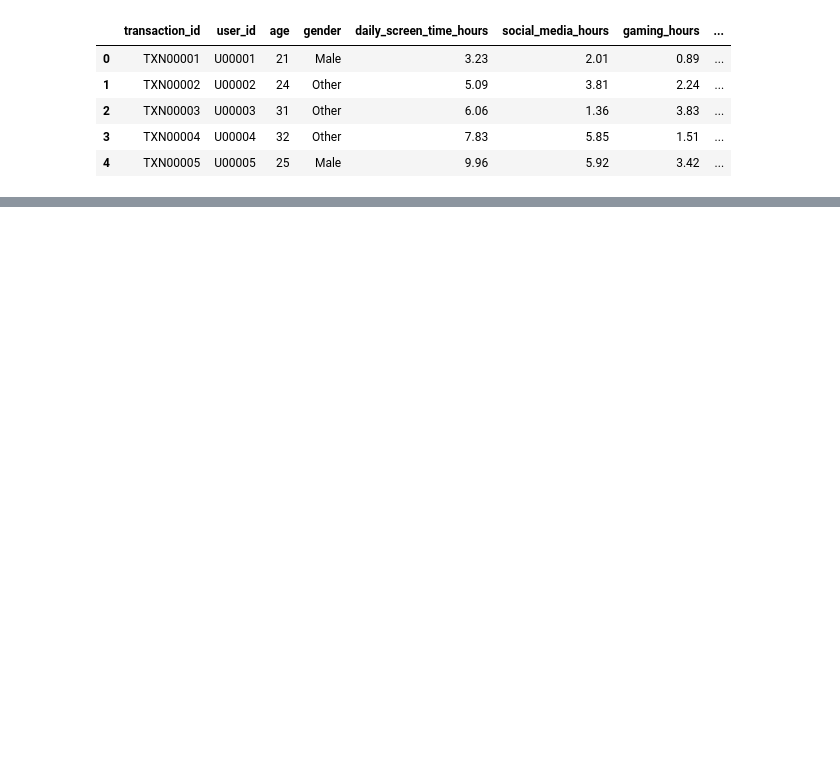
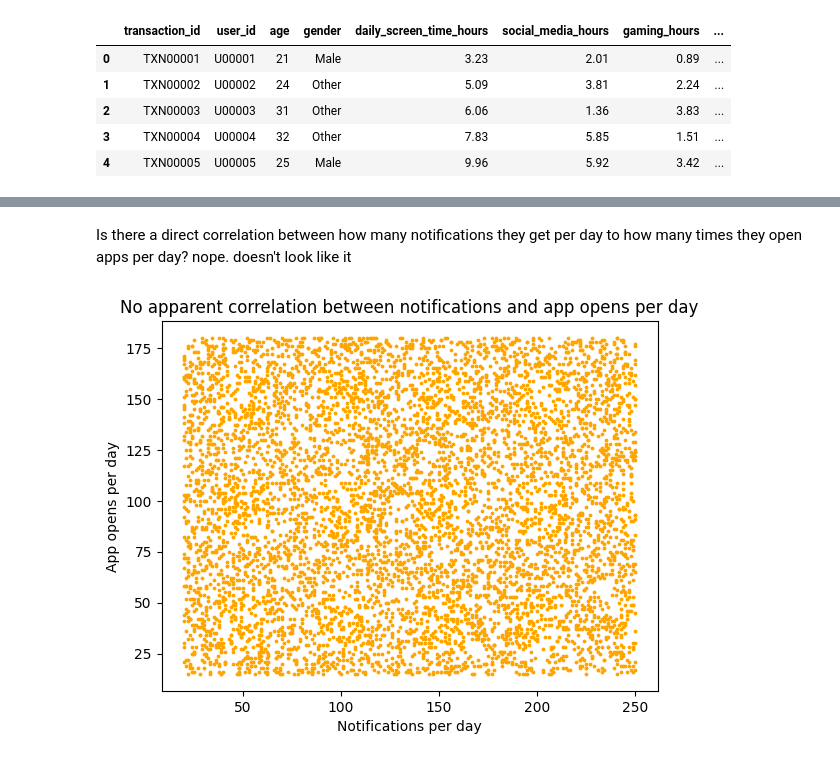
Before and after one commit to BugBananaLiver/Smartphone_Addiction_Analysis, a Jupyter notebook: Data_Cleanup.ipynb, the cells around one changed output, grey strips where cells are left out. Saved outputs shown, nothing was run; the diff lists cells and outputs as text; code cells hidden in the pictures; blank space fills up the shorter version.

```diff
--- a/Data_Cleanup.ipynb
+++ b/Data_Cleanup.ipynb
@@ -12,0 +260,17 @@ df.head()
+# %% [markdown]
+Is there a direct correlation between how many notifications they get per day to how many times they open apps per day?
+nope. doesn't look like it
+# %%
+plt.scatter(
+    df["notifications_per_day"],
+    df["app_opens_per_day"],
+    color = "#FFA500",
+    s = 3
+    )
+
+plt.xlabel('Notifications per day')
+plt.ylabel('App opens per day')
+plt.title('No apparent correlation between notifications and app opens per day')
+plt.show()
+# %% [output]
+[figure, added]
```
Also changed, not shown: parts of 29 cells of this notebook.
